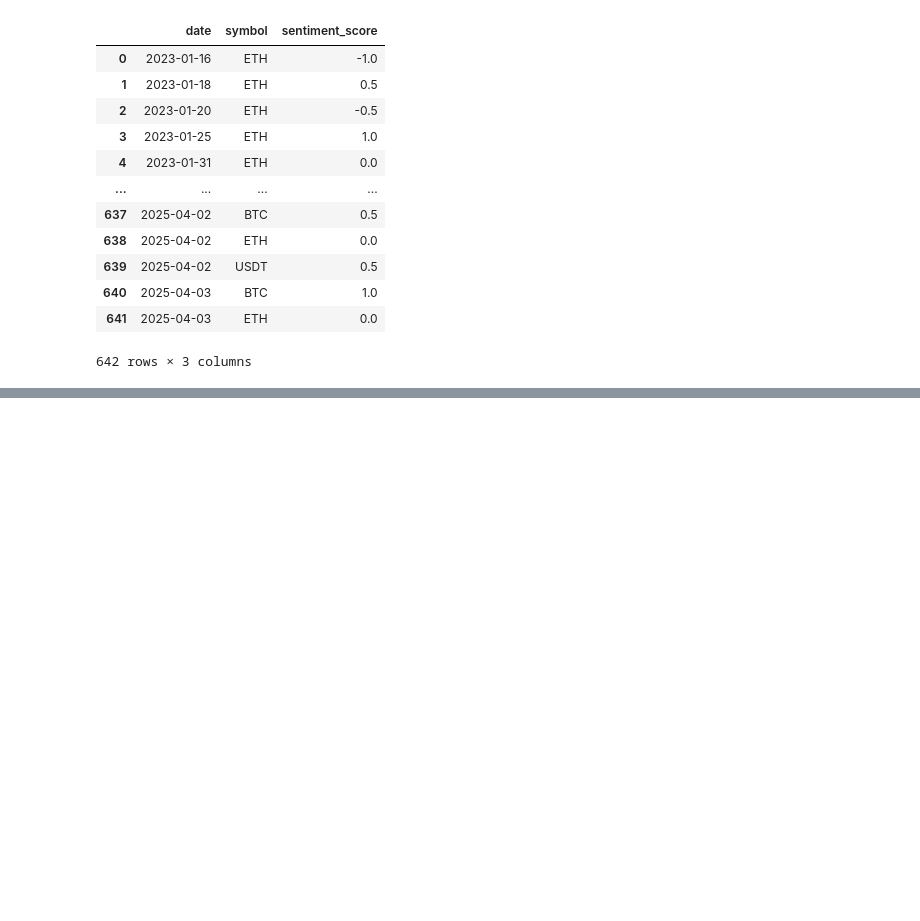
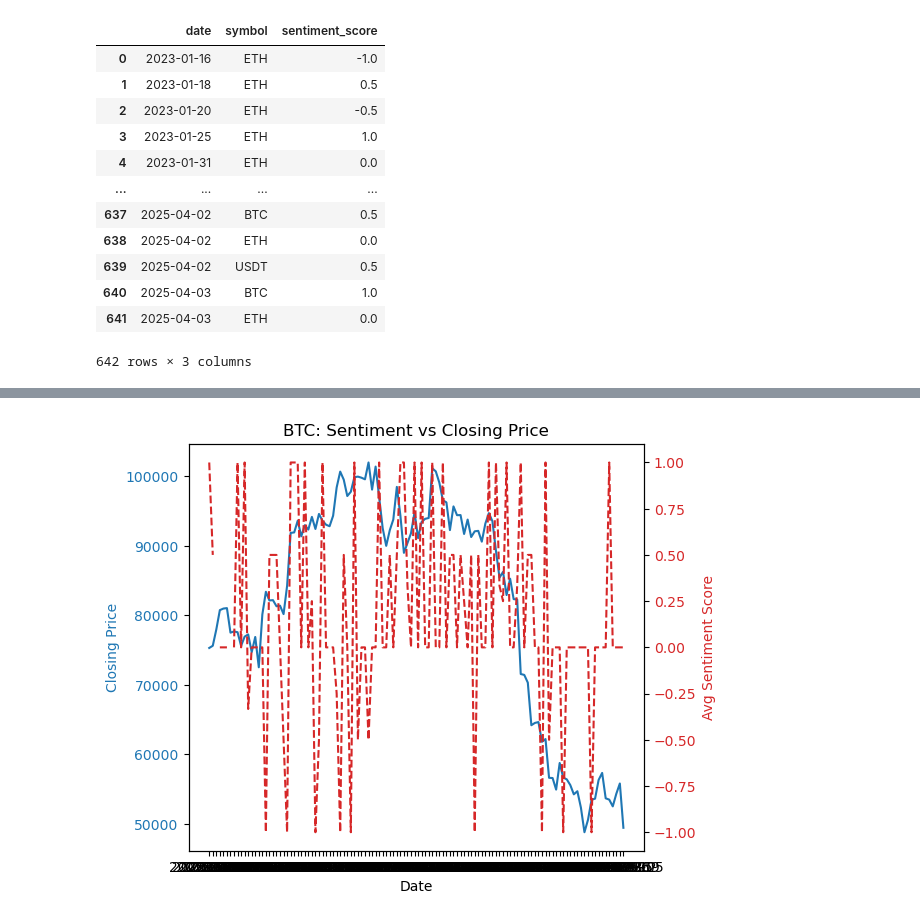
Before and after one commit to pabs-llama/projects, a Jupyter notebook: stock_api/nlp_financial_sentiment.ipynb, the cells around one changed output, grey strips where cells are left out. Saved outputs shown, nothing was run; the diff lists cells and outputs as text; code cells hidden in the pictures; blank space fills up the shorter version.

Commit message:
sentiment and price correlation

```diff
--- a/stock_api/nlp_financial_sentiment.ipynb
+++ b/stock_api/nlp_financial_sentiment.ipynb
@@ -121,3 +123,9 @@ daily_sentiment
 | 640 | 2025-04-03 | BTC | 1.0 |
 | 641 | 2025-04-03 | ETH | 0.0 |
 642 rows × 3 columns
+# %%
+# merge with daily prices
+## load dataset
+daily_prices = pd.read_csv("alphavantage_all_crypto.csv")
+# %%
+merged_df = pd.merge(daily_prices, daily_sentiment, on=['date', 'symbol'], how='inner')
@@ -123,0 +141,23 @@ daily_sentiment
+# %%
+# visualize the relationship
+
+# Example for Bitcoin
+btc_df = merged_df[merged_df['symbol'] == 'BTC']
+
+fig, ax1 = plt.subplots()
+
+ax1.set_xlabel('Date')
+ax1.set_ylabel('Closing Price', color='tab:blue')
+ax1.plot(btc_df['date'], btc_df['close'], color='tab:blue', label='Close Price')
+ax1.tick_params(axis='y', labelcolor='tab:blue')
+
+ax2 = ax1.twinx()
+ax2.set_ylabel('Avg Sentiment Score', color='tab:red')
+ax2.plot(btc_df['date'], btc_df['sentiment_score'], color='tab:red', linestyle='--', label='Sentiment')
+ax2.tick_params(axis='y', labelcolor='tab:red')
+
+fig.tight_layout()
+plt.title('BTC: Sentiment vs Closing Price')
+plt.show()
+# %% [output]
+[figure, added]
```
Also changed, not shown: parts of 13 cells of this notebook.
